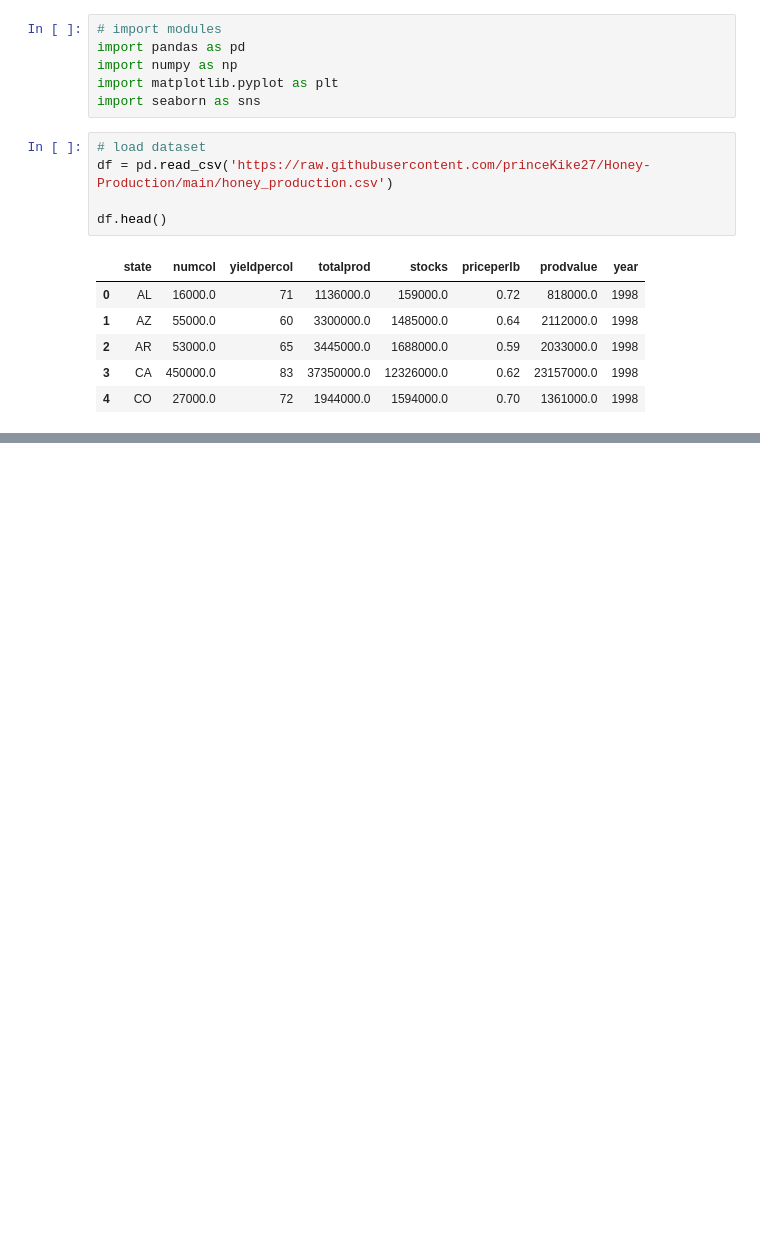
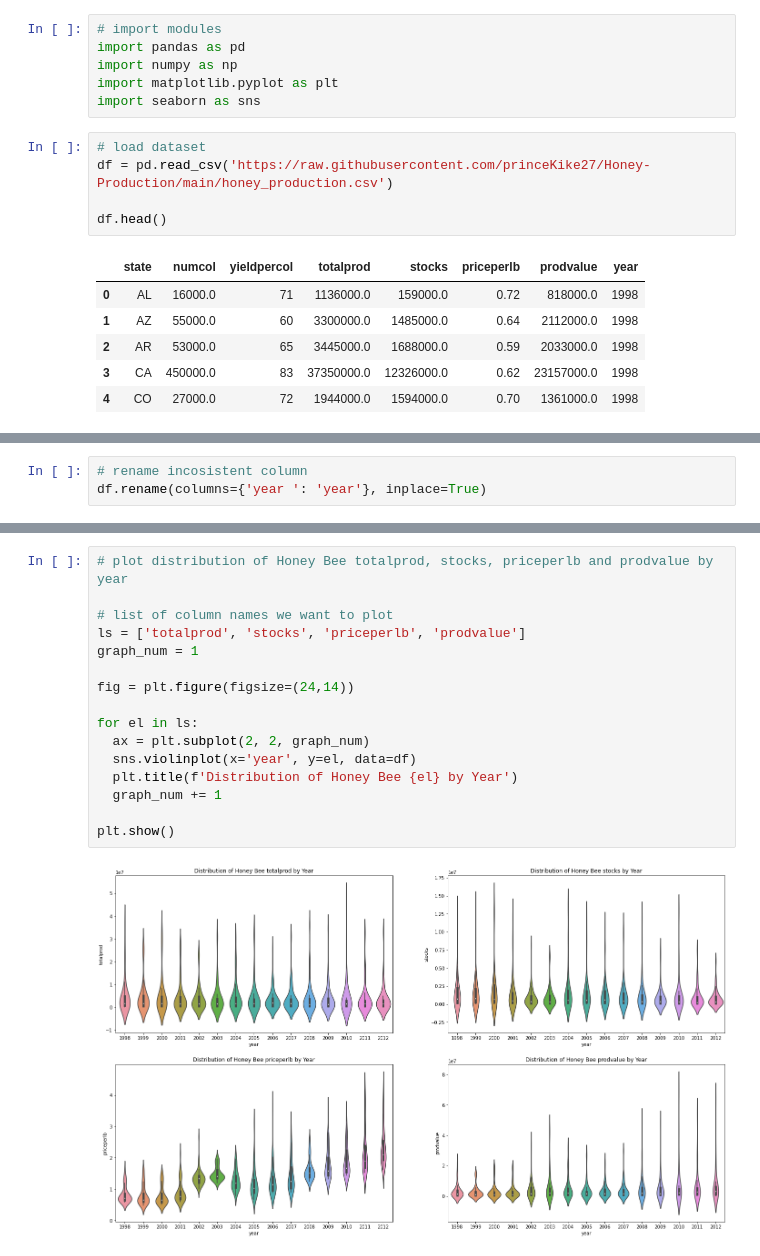
Before and after one commit to princeKike27/Honey-Production, a Jupyter notebook: Honey_Bee_Production.ipynb, the cells around one changed output, grey strips where cells are left out. Saved outputs shown, nothing was run; the diff lists cells and outputs as text; blank space fills up the shorter version.

```diff
--- a/Honey_Bee_Production.ipynb
+++ b/Honey_Bee_Production.ipynb
@@ -24,0 +32,3 @@ df.head()
+# %%
+# rename incosistent column
+df.rename(columns={'year ': 'year'}, inplace=True)
@@ -24,0 +48,18 @@ df.head()
+# %%
+# plot distribution of Honey Bee totalprod, stocks, priceperlb and prodvalue by year
+
+# list of column names we want to plot
+ls = ['totalprod', 'stocks', 'priceperlb', 'prodvalue']
+graph_num = 1
+
+fig = plt.figure(figsize=(24,14))
+
+for el in ls:
+  ax = plt.subplot(2, 2, graph_num)
+  sns.violinplot(x='year', y=el, data=df)
+  plt.title(f'Distribution of Honey Bee {el} by Year')
+  graph_num += 1
+
+plt.show()
+# %% [output]
+[figure, added]
```
Also changed, not shown: parts of 15 cells of this notebook.
